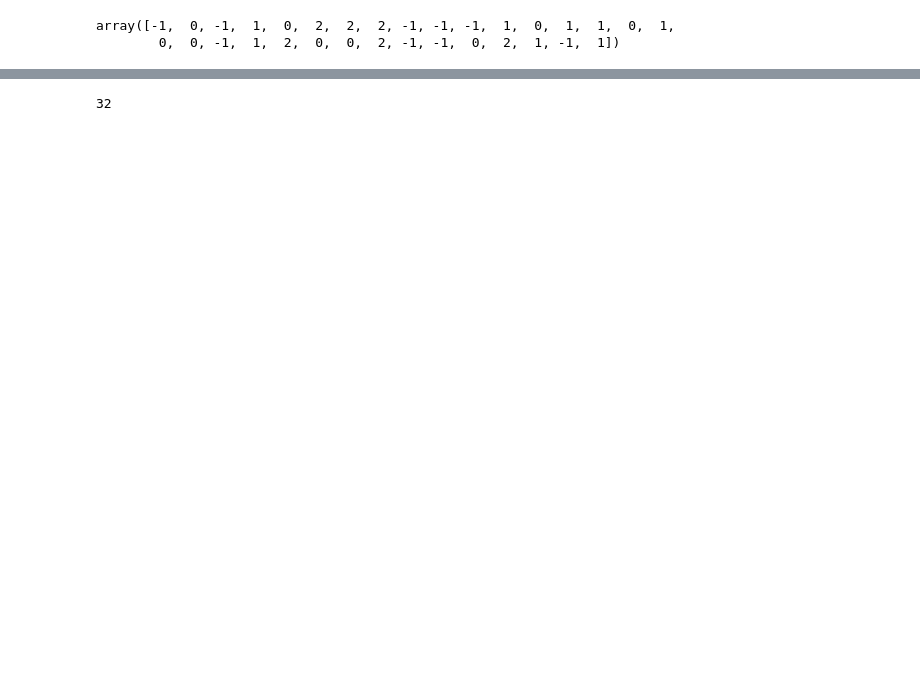
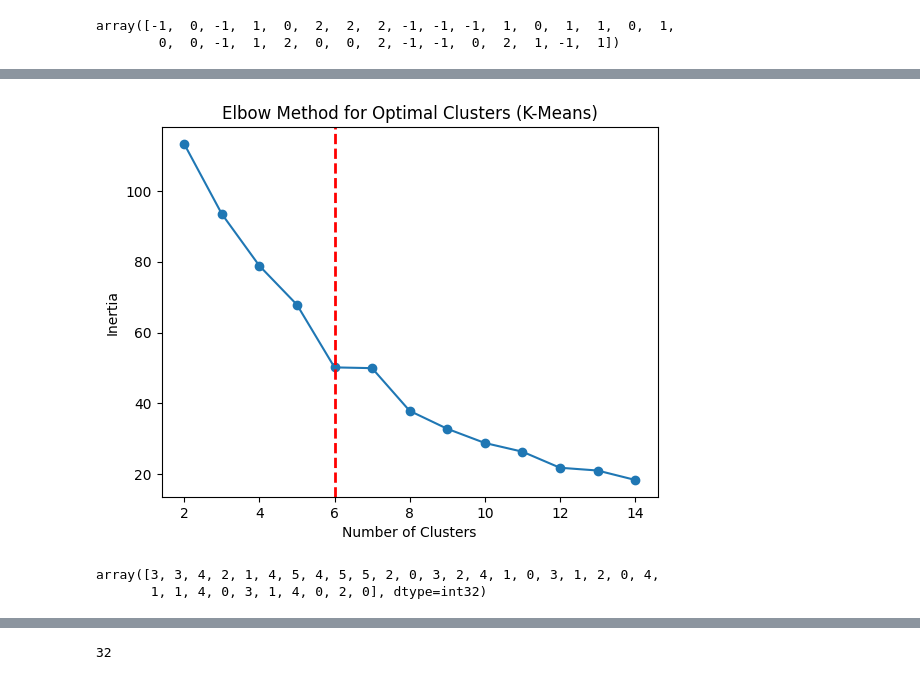
Before and after one commit to maximakhmin/f1pace, a Jupyter notebook: parser/track_parser.ipynb, the cells around one changed output, grey strips where cells are left out. Drawn from its saved outputs; the diff is of its cells as text; code cells hidden in the pictures; blank space fills up the shorter version.

```diff
--- a/parser/track_parser.ipynb
+++ b/parser/track_parser.ipynb
@@ -250,0 +252,33 @@ plt.show()
+# %%
+from sklearn.cluster import KMeans
+
+elbow = []
+num_clusters_range = range(2, 15)
+
+for num_clusters in num_clusters_range:
+    kmeans = KMeans(n_clusters=num_clusters, random_state=42)
+    cluster_labels_kmeans = kmeans.fit_predict(x)
+
+    elbow.append(kmeans.inertia_)
+
+
+fig = plt.figure()
+plt.plot(num_clusters_range, elbow, marker='o')
+plt.title('Elbow Method for Optimal Clusters (K-Means)')
+plt.xlabel('Number of Clusters')
+plt.ylabel('Inertia')
+plt.axvline(x=6, color='red', linestyle='--', linewidth=2)
+plt.show()
+# %% [output]
+[figure, added]
+# %%
+kmeans = KMeans(n_clusters=6, random_state=42)
+
+cluster_labels_kmeans = kmeans.fit_predict(x)
+
+centroids_kmeans = scaler.inverse_transform(kmeans.cluster_centers_)
+
+cluster_labels_kmeans
+# %% [output]
+array([3, 3, 4, 2, 1, 4, 5, 4, 5, 5, 2, 0, 3, 2, 4, 1, 0, 3, 1, 2, 0, 4,
+       1, 1, 4, 0, 3, 1, 4, 0, 2, 0], dtype=int32)
```
Also changed, not shown: parts of 10 cells of this notebook.
